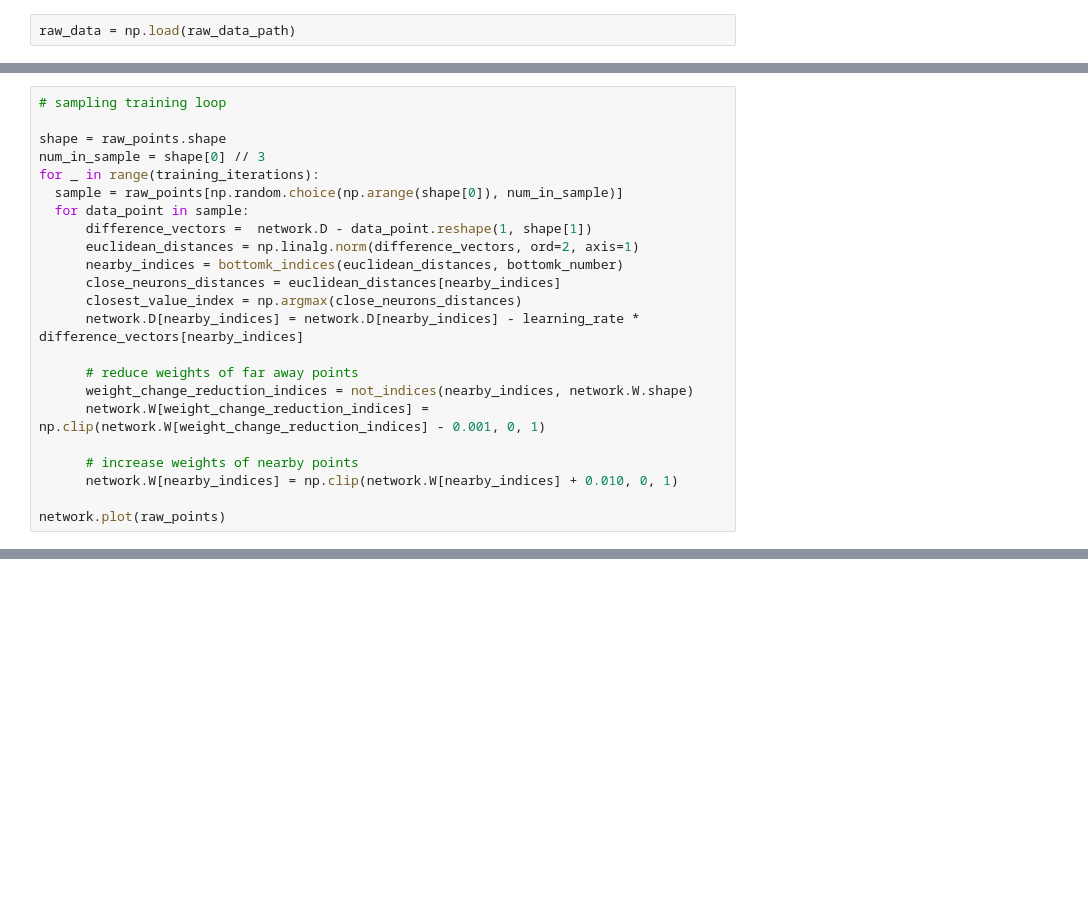
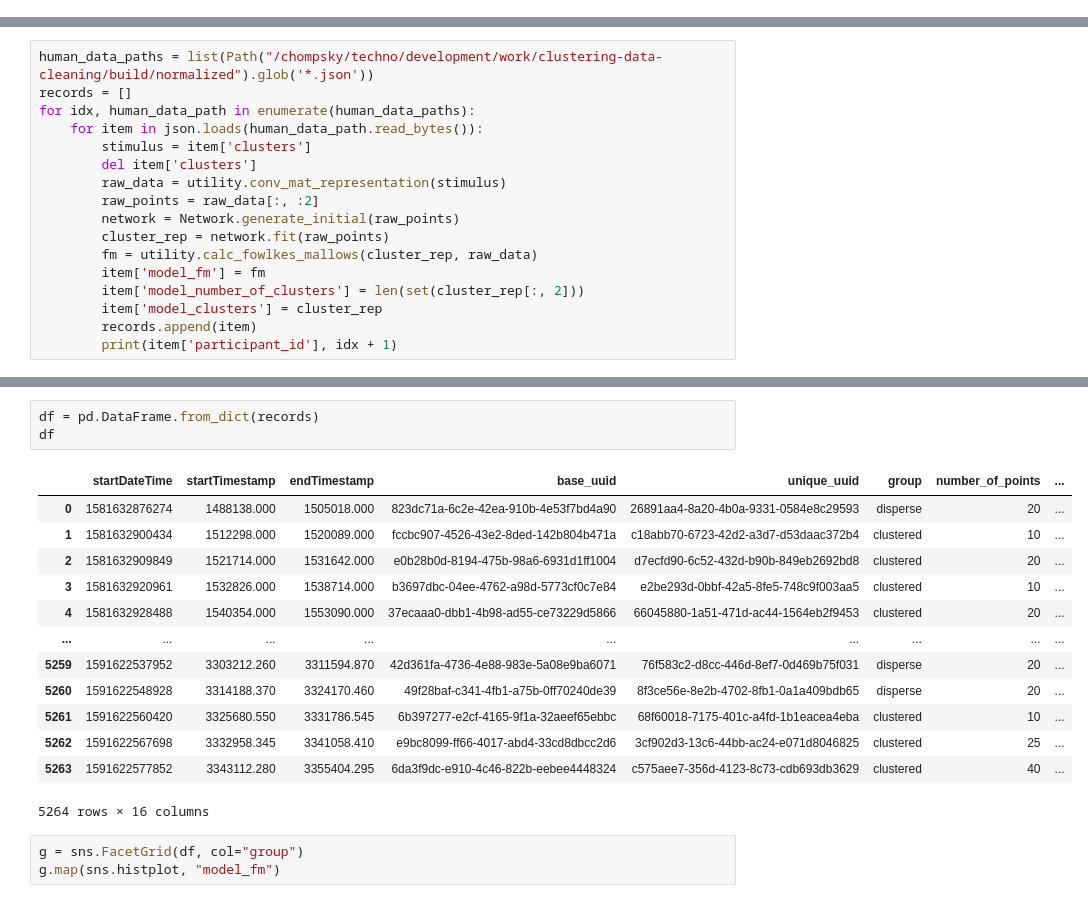
Before and after one commit to aballari9/CAB-Final-Project, a Jupyter notebook: src/hebbian_inhibitive_learning.ipynb, the cells around one changed output, grey strips where cells are left out. Cells and saved outputs as stored; diff of their text form; blank space fills up the shorter version.

```diff
--- a/src/hebbian_inhibitive_learning.ipynb
+++ b/src/hebbian_inhibitive_learning.ipynb
@@ -16,2 +30,0 @@ raw_data_path = list(Path("../stimuli/obvious_gaussian_clusters").iterdir())[0]
-# %%
-raw_data = np.load(raw_data_path)
@@ -108,23 +159,0 @@ network.plot(raw_points)
-# %%
-# sampling training loop
-
-shape = raw_points.shape
-num_in_sample = shape[0] // 3
-for _ in range(training_iterations):
-  sample = raw_points[np.random.choice(np.arange(shape[0]), num_in_sample)]
-  for data_point in sample:
-      difference_vectors =  network.D - data_point.reshape(1, shape[1])
-      euclidean_distances = np.linalg.norm(difference_vectors, ord=2, axis=1)
-      nearby_indices = bottomk_indices(euclidean_distances, bottomk_number)
-      close_neurons_distances = euclidean_distances[nearby_indices]
-      closest_value_index = np.argmax(close_neurons_distances)
-      network.D[nearby_indices] = network.D[nearby_indices] - learning_rate * difference_vectors[nearby_indices]
-
-      # reduce weights of far away points
-      weight_change_reduction_indices = not_indices(nearby_indices, network.W.shape)
-      network.W[weight_change_reduction_indices] = np.clip(network.W[weight_change_reduction_indices] - 0.001, 0, 1)
-
-      # increase weights of nearby points
-      network.W[nearby_indices] = np.clip(network.W[nearby_indices] + 0.010, 0, 1)
-
-network.plot(raw_points)
@@ -133,0 +160,17 @@ network.plot(raw_points)
+# %%
+human_data_paths = list(Path("/chompsky/techno/development/work/clustering-data-cleaning/build/normalized").glob('*.json'))
+records = []
+for idx, human_data_path in enumerate(human_data_paths):
+    for item in json.loads(human_data_path.read_bytes()):
+        stimulus = item['clusters']
+        del item['clusters']
+        raw_data = utility.conv_mat_representation(stimulus)
+        raw_points = raw_data[:, :2]
+        network = Network.generate_initial(raw_points)
+        cluster_rep = network.fit(raw_points)
+        fm = utility.calc_fowlkes_mallows(cluster_rep, raw_data)
+        item['model_fm'] = fm
+        item['model_number_of_clusters'] = len(set(cluster_rep[:, 2]))
+        item['model_clusters'] = cluster_rep
+        records.append(item)
+        print(item['participant_id'], idx + 1)
@@ -133,0 +195,20 @@ network.plot(raw_points)
+# %%
+df = pd.DataFrame.from_dict(records)
+df
+# %% [output]
+|  | startDateTime | startTimestamp | endTimestamp | base_uuid | unique_uuid | group | number_of_points | ... |
+| 0 | 1581632876274 | 1488138.000 | 1505018.000 | 823dc71a-6c2e-42ea-910b-4e53f7bd4a90 | 26891aa4-8a20-4b0a-9331-0584e8c29593 | disperse | 20 | ... |
+| 1 | 1581632900434 | 1512298.000 | 1520089.000 | fccbc907-4526-43e2-8ded-142b804b471a | c18abb70-6723-42d2-a3d7-d53daac372b4 | clustered | 10 | ... |
+| 2 | 1581632909849 | 1521714.000 | 1531642.000 | e0b28b0d-8194-475b-98a6-6931d1ff1004 | d7ecfd90-6c52-432d-b90b-849eb2692bd8 | clustered | 20 | ... |
+| 3 | 1581632920961 | 1532826.000 | 1538714.000 | b3697dbc-04ee-4762-a98d-5773cf0c7e84 | e2be293d-0bbf-42a5-8fe5-748c9f003aa5 | clustered | 10 | ... |
+| 4 | 1581632928488 | 1540354.000 | 1553090.000 | 37ecaaa0-dbb1-4b98-ad55-ce73229d5866 | 66045880-1a51-471d-ac44-1564eb2f9453 | clustered | 20 | ... |
+| ... | ... | ... | ... | ... | ... | ... | ... | ... |
+| 5259 | 1591622537952 | 3303212.260 | 3311594.870 | 42d361fa-4736-4e88-983e-5a08e9ba6071 | 76f583c2-d8cc-446d-8ef7-0d469b75f031 | disperse | 20 | ... |
+| 5260 | 1591622548928 | 3314188.370 | 3324170.460 | 49f28baf-c341-4fb1-a75b-0ff70240de39 | 8f3ce56e-8e2b-4702-8fb1-0a1a409bdb65 | disperse | 20 | ... |
+| 5261 | 1591622560420 | 3325680.550 | 3331786.545 | 6b397277-e2cf-4165-9f1a-32aeef65ebbc | 68f60018-7175-401c-a4fd-1b1eacea4eba | clustered | 10 | ... |
+| 5262 | 1591622567698 | 3332958.345 | 3341058.410 | e9bc8099-ff66-4017-abd4-33cd8dbcc2d6 | 3cf902d3-13c6-44bb-ac24-e071d8046825 | clustered | 25 | ... |
+| 5263 | 1591622577852 | 3343112.280 | 3355404.295 | 6da3f9dc-e910-4c46-822b-eebee4448324 | c575aee7-356d-4123-8c73-cdb693db3629 | clustered | 40 | ... |
+5264 rows × 16 columns
+# %%
+g = sns.FacetGrid(df, col="group")
+g.map(sns.histplot, "model_fm")
```
Also changed, not shown: parts of 16 cells of this notebook, 5 other files.
